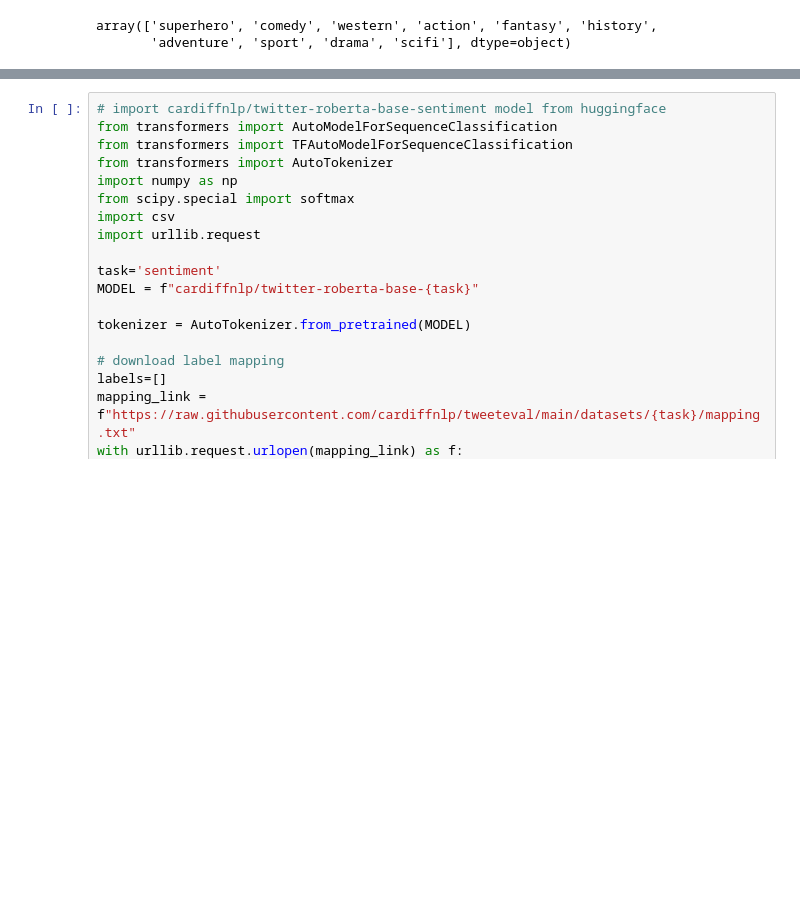
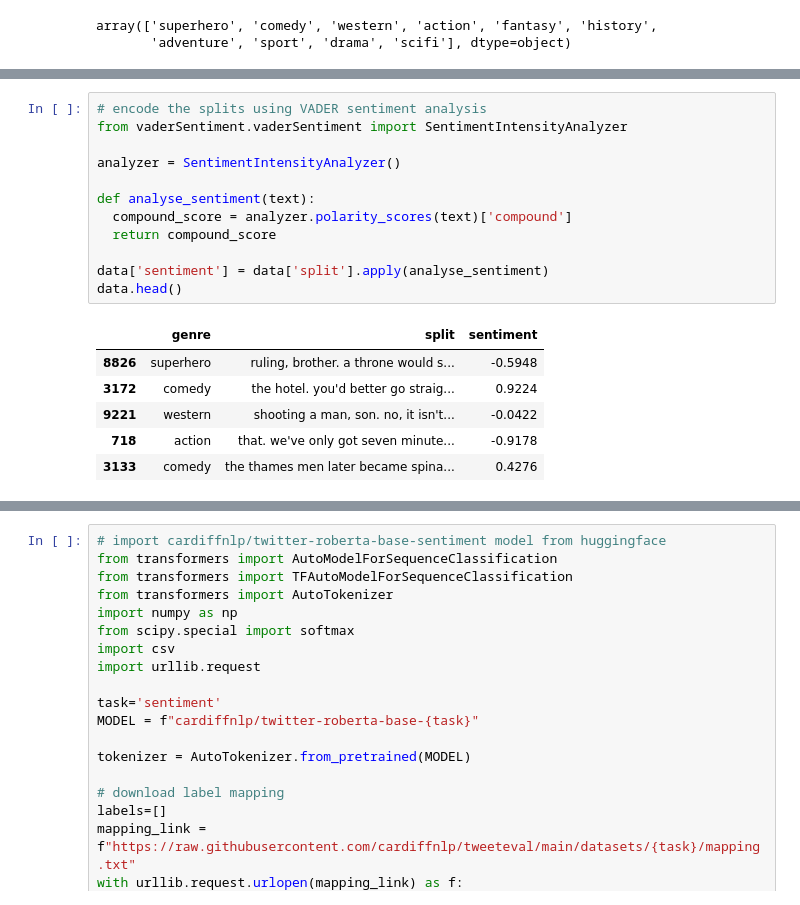
Before and after one commit to tiost100/Movie-Genre-Recognition, a Jupyter notebook: sentiment_classifier.ipynb, the cells around one changed output, grey strips where cells are left out. Drawn from its saved outputs; the diff is of its cells as text; blank space fills up the shorter version.

```diff
--- a/sentiment_classifier.ipynb
+++ b/sentiment_classifier.ipynb
@@ -38,0 +51,19 @@ array(['superhero', 'comedy', 'western', 'action', 'fantasy', 'history',
+# %%
+# encode the splits using VADER sentiment analysis
+from vaderSentiment.vaderSentiment import SentimentIntensityAnalyzer
+
+analyzer = SentimentIntensityAnalyzer()
+
+def analyse_sentiment(text):
+  compound_score = analyzer.polarity_scores(text)['compound']
+  return compound_score
+
+data['sentiment'] = data['split'].apply(analyse_sentiment)
+data.head()
+# %% [output]
+|  | genre | split | sentiment |
+| 8826 | superhero | ruling, brother. a throne would s... | -0.5948 |
+| 3172 | comedy | the hotel. you'd better go straig... | 0.9224 |
+| 9221 | western | shooting a man, son. no, it isn't... | -0.0422 |
+| 718 | action | that. we've only got seven minute... | -0.9178 |
+| 3133 | comedy | the thames men later became spina... | 0.4276 |
```
Also changed, not shown: parts of 10 cells of this notebook.
